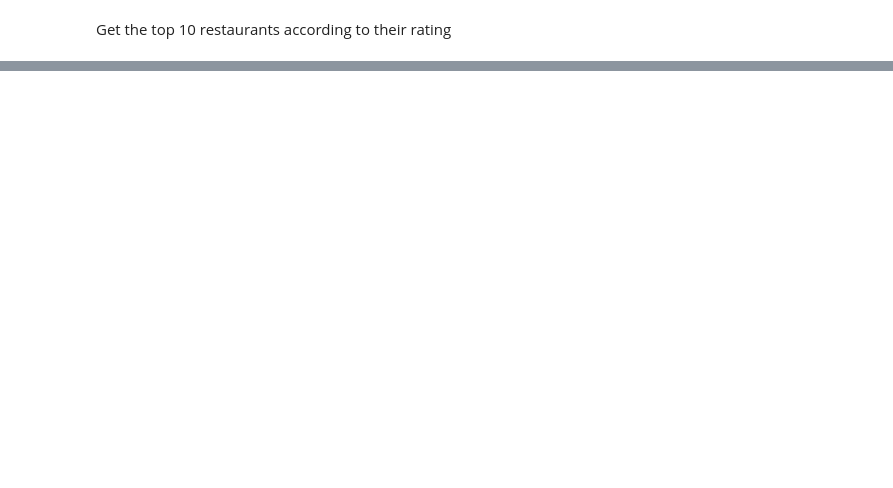
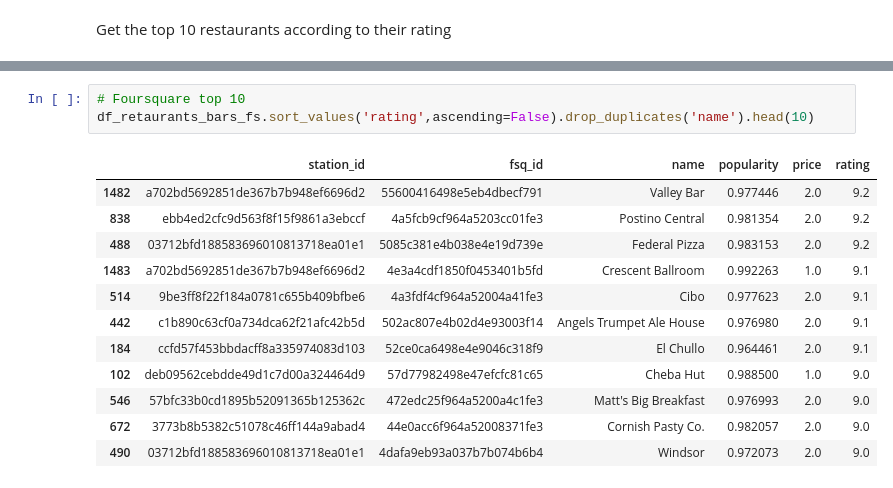
Before and after one commit to SamTheDataGuy/Final-Project-Statistical-Modelling-with-Python-main, a Jupyter notebook: notebooks/yelp_foursquare_EDA.ipynb, the cells around one changed output, grey strips where cells are left out. Drawn from its saved outputs; the diff is of its cells as text; blank space fills up the shorter version.

```diff
--- a/notebooks/yelp_foursquare_EDA.ipynb
+++ b/notebooks/yelp_foursquare_EDA.ipynb
@@ -138,0 +148,16 @@ df_retaurants_bars.sort_values('rating',ascending=False).drop_duplicates('name')
+# %%
+# Foursquare top 10
+df_retaurants_bars_fs.sort_values('rating',ascending=False).drop_duplicates('name').head(10)
+# %% [output]
+|  | station_id | fsq_id | name | popularity | price | rating |
+| 1482 | a702bd5692851de367b7b948ef6696d2 | 55600416498e5eb4dbecf791 | Valley Bar | 0.977446 | 2.0 | 9.2 |
+| 838 | ebb4ed2cfc9d563f8f15f9861a3ebccf | 4a5fcb9cf964a5203cc01fe3 | Postino Central | 0.981354 | 2.0 | 9.2 |
+| 488 | 03712bfd188583696010813718ea01e1 | 5085c381e4b038e4e19d739e | Federal Pizza | 0.983153 | 2.0 | 9.2 |
+| 1483 | a702bd5692851de367b7b948ef6696d2 | 4e3a4cdf1850f0453401b5fd | Crescent Ballroom | 0.992263 | 1.0 | 9.1 |
+| 514 | 9be3ff8f22f184a0781c655b409bfbe6 | 4a3fdf4cf964a52004a41fe3 | Cibo | 0.977623 | 2.0 | 9.1 |
+| 442 | c1b890c63cf0a734dca62f21afc42b5d | 502ac807e4b02d4e93003f14 | Angels Trumpet Ale House | 0.976980 | 2.0 | 9.1 |
+| 184 | ccfd57f453bbdacff8a335974083d103 | 52ce0ca6498e4e9046c318f9 | El Chullo | 0.964461 | 2.0 | 9.1 |
+| 102 | deb09562cebdde49d1c7d00a324464d9 | 57d77982498e47efcfc81c65 | Cheba Hut | 0.988500 | 1.0 | 9.0 |
+| 546 | 57bfc33b0cd1895b52091365b125362c | 472edc25f964a5200a4c1fe3 | Matt's Big Breakfast | 0.976993 | 2.0 | 9.0 |
+| 672 | 3773b8b5382c51078c46ff144a9abad4 | 44e0acc6f964a52008371fe3 | Cornish Pasty Co. | 0.982057 | 2.0 | 9.0 |
+| 490 | 03712bfd188583696010813718ea01e1 | 4dafa9eb93a037b7b074b6b4 | Windsor | 0.972073 | 2.0 | 9.0 |
```
Also changed, not shown: parts of 14 cells of this notebook, 6 other files.
